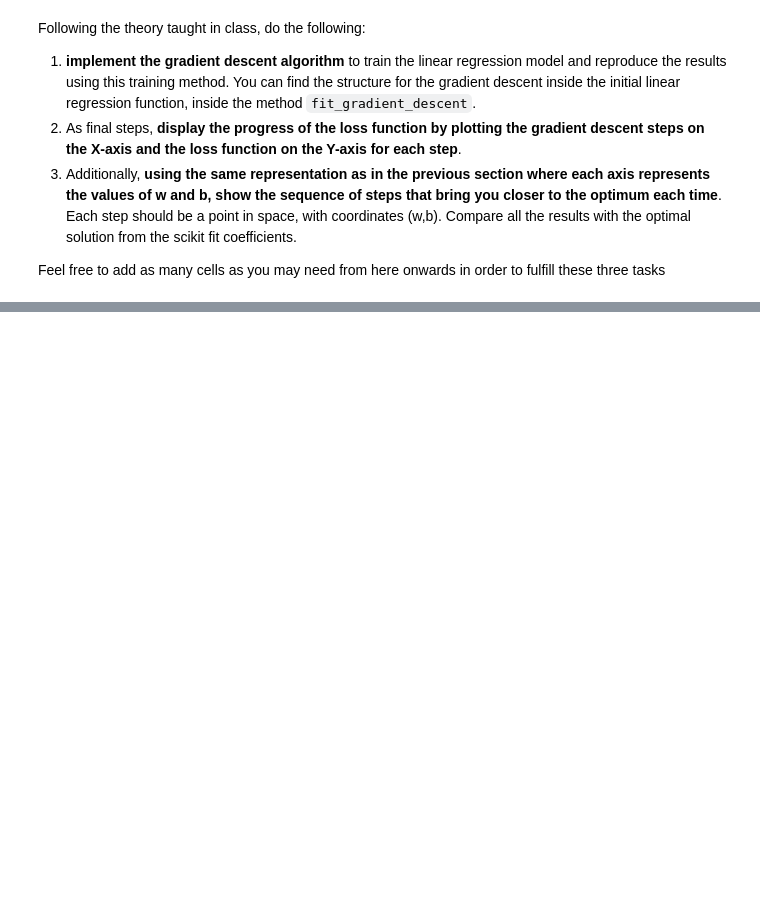
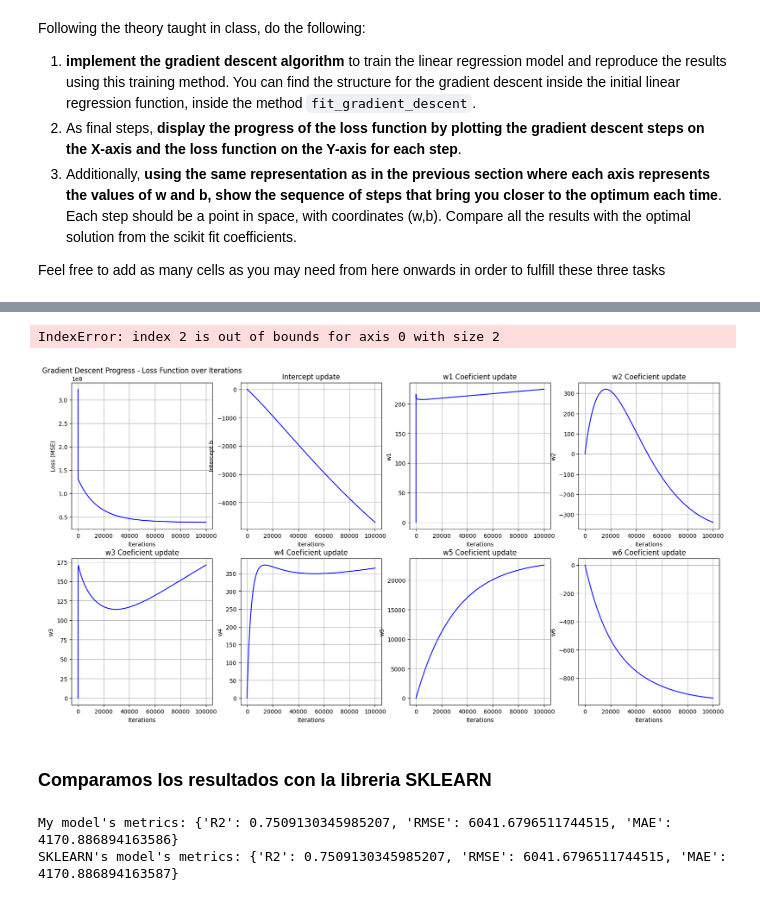
Before and after one commit to ICAI-IMAT-ML/p2-4-yagocastillo126, a Jupyter notebook: notebook/Lab_2_4_LR2.ipynb, the cells around one changed output, grey strips where cells are left out. Drawn from its saved outputs; the diff is of its cells as text; code cells hidden in the pictures; blank space fills up the shorter version.

```diff
--- a/notebook/Lab_2_4_LR2.ipynb
+++ b/notebook/Lab_2_4_LR2.ipynb
@@ -333,0 +407,59 @@ Feel free to add as many cells as you may need from here onwards in order to ful
+# %%
+# Parámetros
+param = np.array(gradient_model.parametros)  # Convertir la lista de tuplas a array
+n_params = param.shape[1]  # Número de parámetros (1 intercepto + 5 coef)
+
+# Crear subgráficos: 2 filas y 4 columnas
+fig, axs = plt.subplots(2, 4, figsize=(20, 10))  # Cambié el tamaño de la figura para que se vea bien
+
+# Gráfico de la función de pérdida en el primer subgráfico
+axs[0, 0].plot(range(len(gradient_model.valores_loss)), gradient_model.valores_loss, linestyle='-', color='blue')
+axs[0, 0].set_xlabel('Iterations')
+axs[0, 0].set_ylabel('Loss (MSE)')
+axs[0, 0].set_title('Gradient Descent Progress - Loss Function over Iterations')
+axs[0, 0].grid(True)
+
+# Gráficos de los parámetros (intercepto y coeficientes)
+for i in range(n_params):
+
+    #Para que queden los 8 gráficos en la misma imagen
+
+    row = (i + 1) // 4  # Determinar la fila en la que se colocará el gráfico
+    col = (i + 1) % 4   # Determinar la columna en la que se colocará el gráfico
+    axs[row, col].plot(param[:, i], color="blue")
+
+    if i == 0:
+        axs[row, col].set_title(f'Intercept update')
+        axs[row, col].set_ylabel('Intercept b')
+    else:
+        axs[row, col].set_title(f'w{i} Coeficient update')
+        axs[row, col].set_ylabel(f'w{i}')
+
+    axs[row, col].set_xlabel('Iterations')
+    axs[row, col].grid(True)
+
+# Ajustar el diseño para que no haya solapamiento entre los subgráficos
+plt.tight_layout()
+
+# Mostrar la figura
+plt.show()
+# %% [output]
+IndexError: index 2 is out of bounds for axis 0 with size 2
+[figure, added]
+# %% [markdown]
+### Comparamos los resultados con la libreria SKLEARN
+# %%
+from sklearn.linear_model import LinearRegression
+
+# Entrenar modelo con sklearn
+SKLEARN_model = LinearRegression()
+SKLEARN_model.fit(X_encoded, y)
+SKLEARN_y_pred = SKLEARN_model.predict(X_encoded)
+SKLEARN_evaluation_metrics = evaluate_regression(y, SKLEARN_y_pred)
+
+# Comparar métricas
+print(f"My model's metrics: {evaluation_metrics}")
+print(f"SKLEARN's model's metrics: {SKLEARN_evaluation_metrics}")
+# %% [output]
+My model's metrics: {'R2': 0.7509130345985207, 'RMSE': 6041.6796511744515, 'MAE': 4170.886894163586}
+SKLEARN's model's metrics: {'R2': 0.7509130345985207, 'RMSE': 6041.6796511744515, 'MAE': 4170.886894163587}
```
Also changed, not shown: parts of 17 cells of this notebook, 1 other file.
